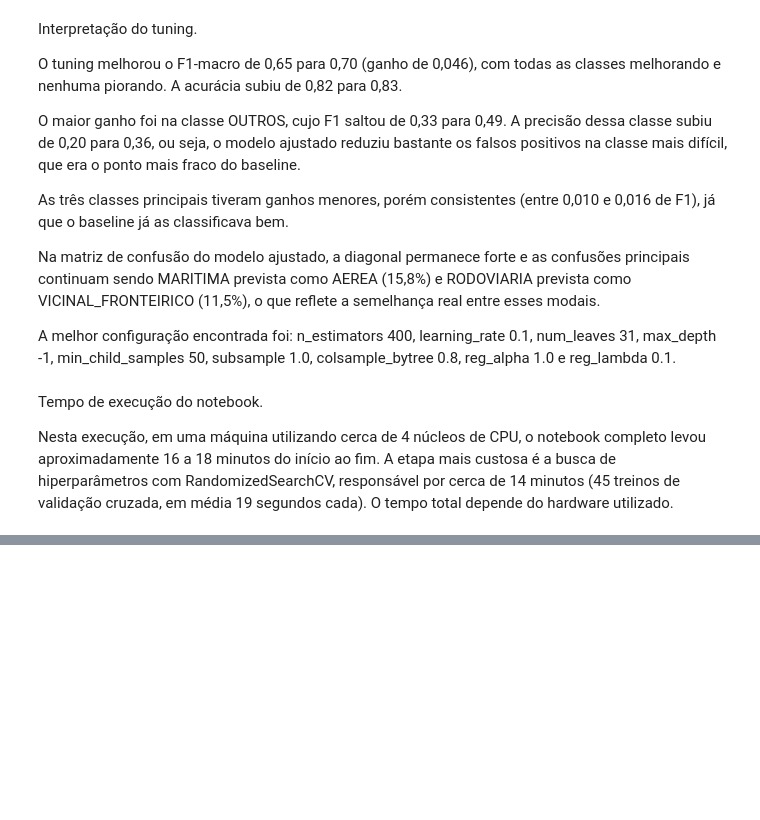
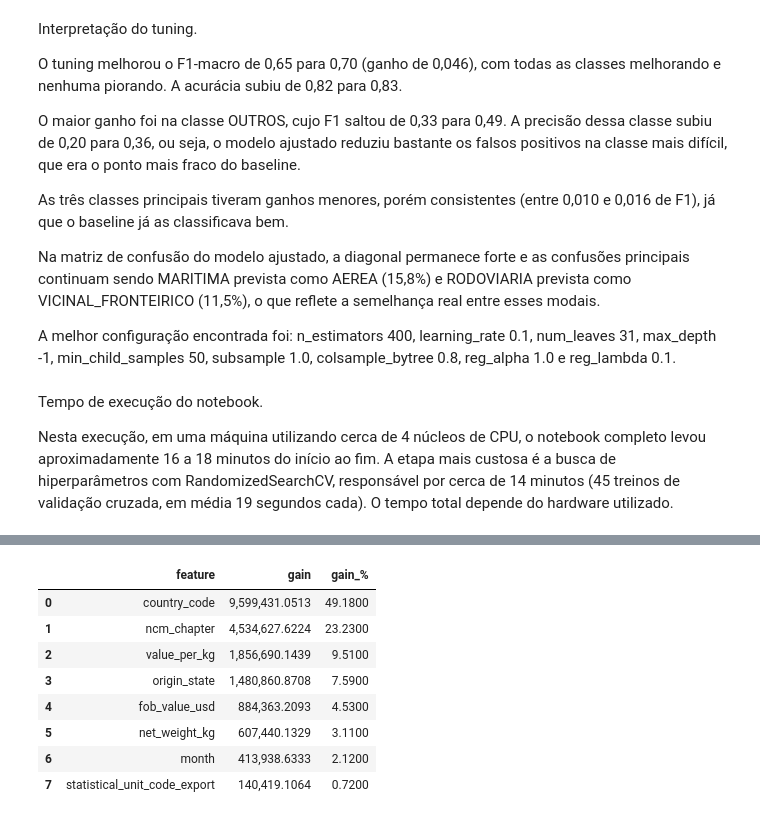
Before and after one commit to PamLissa/br-foreign-trade-analysis, a Jupyter notebook: milestone-4/notebooks/lightgbm_modeling.ipynb, the cells around one changed output, grey strips where cells are left out. Cells and saved outputs as stored; diff of their text form; code cells hidden in the pictures; blank space fills up the shorter version.

```diff
--- a/milestone-4/notebooks/lightgbm_modeling.ipynb
+++ b/milestone-4/notebooks/lightgbm_modeling.ipynb
@@ -584,0 +594,19 @@ Nesta execução, em uma máquina utilizando cerca de 4 núcleos de CPU, o noteb
+# %%
+# Importancia por ganho (gain) nativa do LightGBM, no modelo ajustado
+imp_gain = pd.DataFrame({
+    'feature': tuned.booster_.feature_name(),
+    'gain': tuned.booster_.feature_importance(importance_type='gain'),
+})
+imp_gain['gain_%'] = (imp_gain['gain'] / imp_gain['gain'].sum() * 100).round(2)
+imp_gain = imp_gain.sort_values('gain', ascending=False).reset_index(drop=True)
+imp_gain
+# %% [output]
+|  | feature | gain | gain_% |
+| 0 | country_code | 9,599,431.0513 | 49.1800 |
+| 1 | ncm_chapter | 4,534,627.6224 | 23.2300 |
+| 2 | value_per_kg | 1,856,690.1439 | 9.5100 |
+| 3 | origin_state | 1,480,860.8708 | 7.5900 |
+| 4 | fob_value_usd | 884,363.2093 | 4.5300 |
+| 5 | net_weight_kg | 607,440.1329 | 3.1100 |
+| 6 | month | 413,938.6333 | 2.1200 |
+| 7 | statistical_unit_code_export | 140,419.1064 | 0.7200 |
```
Also changed, not shown: parts of 5 cells of this notebook.
